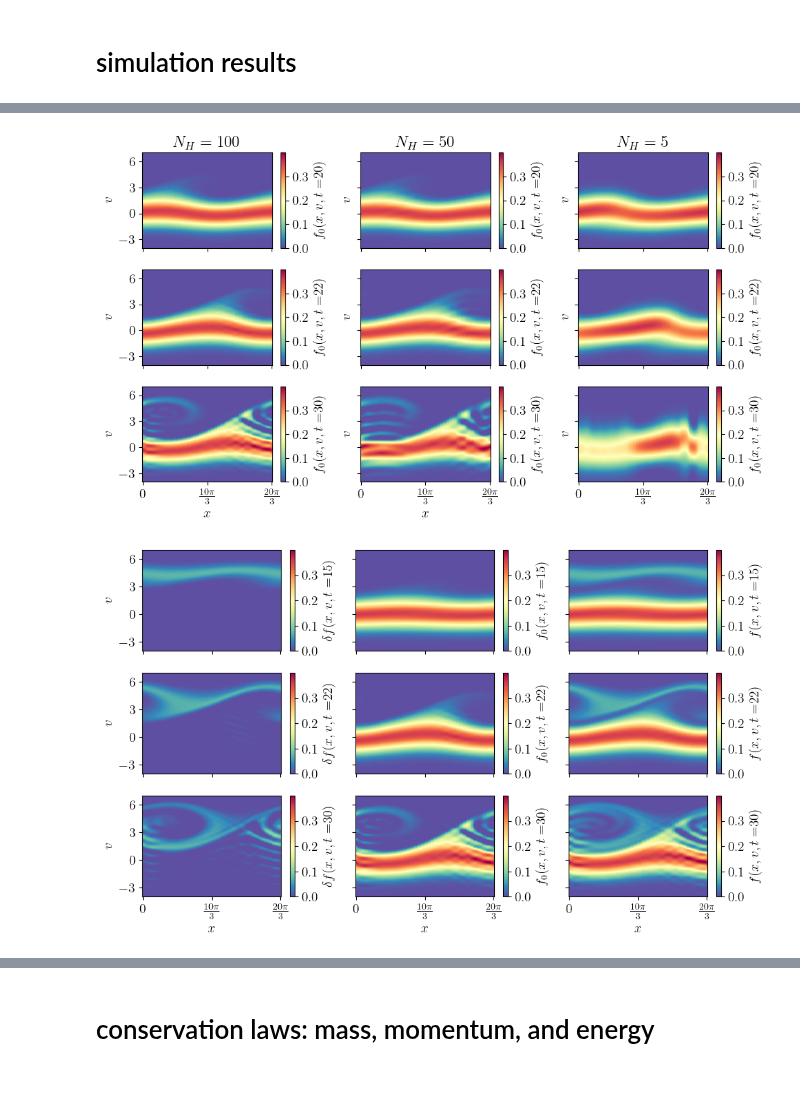
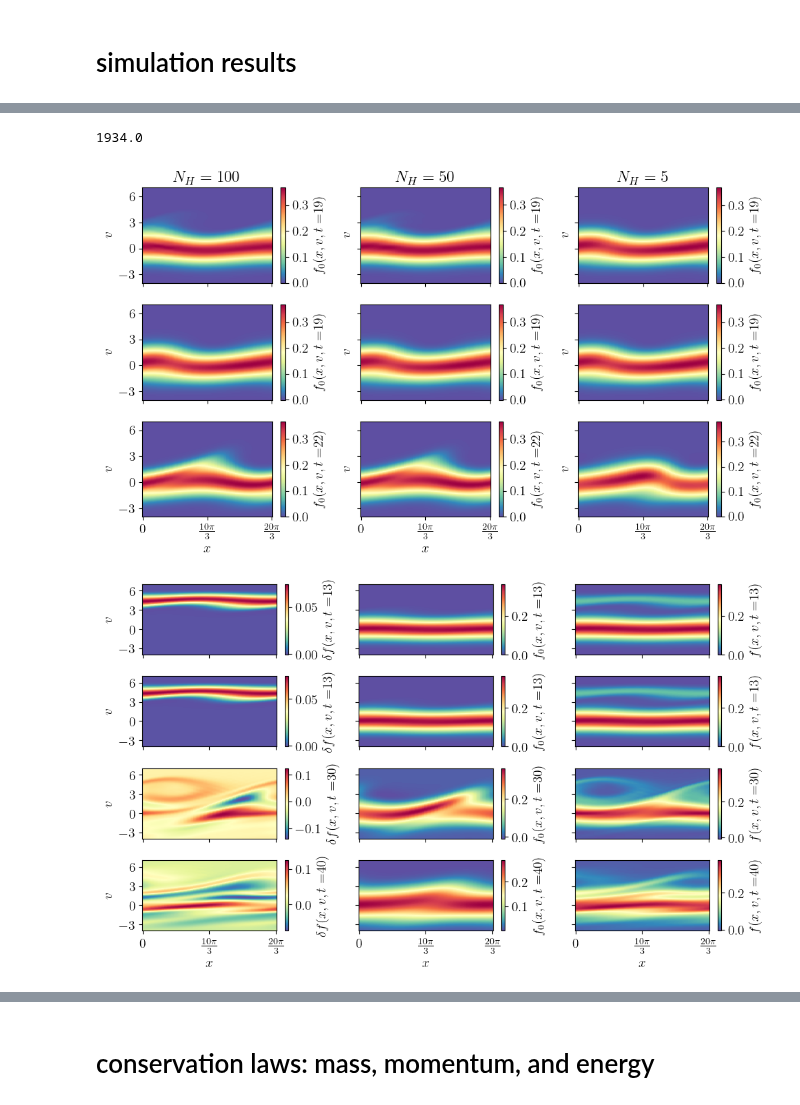
Before and after one commit to opaliss/mixed_methods, a Jupyter notebook: analysis/mixed_method_1/bump_on_tail_damping_mixed_method_1.ipynb, the cells around one changed output, grey strips where cells are left out. Cells and saved outputs as stored; diff of their text form; code cells hidden in the pictures.

```diff
--- a/analysis/mixed_method_1/bump_on_tail_damping_mixed_method_1.ipynb
+++ b/analysis/mixed_method_1/bump_on_tail_damping_mixed_method_1.ipynb
@@ -212,15 +214,19 @@ ax.set_xlim(0, setup.T)
+# %%
+19.34/setup.dt
+# %% [output]
+1934.0
 # %%
 # plot the phase space evolution as a function of time
 fig, ax = plt.subplots(nrows=3, ncols=3, figsize=(10, 6), sharex=True, sharey=True)
 
 levels = np.linspace(-0.05, 0.4, 50)
 
-for tt, ii in enumerate([int(2*len(sol_midpoint_t)//3), int(3*len(sol_midpoint_t)//4), -1]):
+for tt, ii in enumerate([int(19.34/setup.dt)-2, int(19.34/setup.dt)+2, int(22/setup.dt)]):
     ii = int(ii)
     distribution1 = np.zeros((len(x), len(v_)))
     for jj in range(setup.Nv_e1):
         distribution1 += np.outer(state_e_H[jj, :, ii], aw_psi_hermite(v=v_, u_s=u_e1[ii], alpha_s=alpha_e1[ii], n=jj))
-    pos1 = ax[tt, 0].pcolormesh(x, v_, distribution1.T, cmap="Spectral_r", vmin=0, vmax=0.4)
+    pos1 = ax[tt, 0].pcolormesh(x, v_, distribution1.T, cmap="Spectral_r")
     ax[tt, 0].set_yticks([-3, 0, 3, 6])
     ax[tt, 0].set_ylim(-4, 7)
     ax[tt, 0].set_ylabel("$v$")
@@ -231,7 +237,7 @@ for tt, ii in enumerate([int(2*len(sol_midpoint_t)//3), int(3*len(sol_midpoint_t
     distribution1 = np.zeros((len(x), len(v_)))
     for jj in range(50):
         distribution1 += np.outer(state_e_H[jj, :, ii], aw_psi_hermite(v=v_, u_s=u_e1[ii], alpha_s=alpha_e1[ii], n=jj))
-    pos1 = ax[tt, 1].pcolormesh(x, v_, distribution1.T, cmap="Spectral_r", vmin=0, vmax=0.4)
+    pos1 = ax[tt, 1].pcolormesh(x, v_, distribution1.T, cmap="Spectral_r")
     ax[tt, 1].set_yticks([-3, 0, 3, 6])
     ax[tt, 1].set_ylim(-4, 7)
     ax[tt, 1].set_ylabel("$v$")
@@ -242,7 +248,7 @@ for tt, ii in enumerate([int(2*len(sol_midpoint_t)//3), int(3*len(sol_midpoint_t
     distribution1 = np.zeros((len(x), len(v_)))
     for jj in range(3):
         distribution1 += np.outer(state_e_H[jj, :, ii], aw_psi_hermite(v=v_, u_s=u_e1[ii], alpha_s=alpha_e1[ii], n=jj))
-    pos1 = ax[tt, 2].pcolormesh(x, v_, distribution1.T, cmap="Spectral_r", vmin=0, vmax=0.4)
+    pos1 = ax[tt, 2].pcolormesh(x, v_, distribution1.T, cmap="Spectral_r")
     ax[tt, 2].set_yticks([-3, 0, 3, 6])
     ax[tt, 2].set_ylim(-4, 7)
     ax[tt, 2].set_ylabel("$v$")
@@ -266,49 +272,49 @@ ax[tt, 1].set_xticklabels([r"0", r"$\frac{10\pi}{3}$", r"$\frac{20\pi}{3}$"])
 
 plt.tight_layout()
 # %% [output]
-[figure, old version]
+[figure, new version]
 # %%
 # plot the phase space evolution as a function of time
-fig, ax = plt.subplots(nrows=3, ncols=3, figsize=(10, 6), sharex=True, sharey=True)
+fig, ax = plt.subplots(nrows=4, ncols=3, figsize=(10, 6), sharex=True, sharey=True)
 
 levels = np.linspace(-0.05, 0.4, 50)
 
-for tt, ii in enumerate([len(sol_midpoint_t)//2, int(3*len(sol_midpoint_t)//4), -1]):
+for tt, ii in enumerate([len(sol_midpoint_t)//3, int(1*len(sol_midpoint_t)//3), int(3*len(sol_midpoint_t)//4), -1]):
     ii = int(ii)
     distribution1 = np.zeros((len(x), len(v_)))
     distribution2 = np.zeros((len(x), len(v_)))
     for jj in range(setup.Nv_e1):
         distribution1 += np.outer(state_e_H[jj, :, ii], aw_psi_hermite(v=v_, u_s=u_e1[ii], alpha_s=alpha_e1[ii], n=jj))
     for jj in range(setup.Nv_e2):
         distribution2 += np.outer(state_e_L[jj, :, ii], xi_legendre(v=v_, v_b=setup.v_b, v_a=setup.v_a, n=jj))
-    pos2 = ax[tt, 0].pcolormesh(x, v_, distribution2.T, cmap="Spectral_r", vmin=0, vmax=0.4)
-    pos1 = ax[tt, 1].pcolormesh(x, v_, distribution1.T, cmap="Spectral_r", vmin=0, vmax=0.4)
-    pos3 = ax[tt, 2].pcolormesh(x, v_, distribution1.T + distribution2.T, cmap="Spectral_r", vmin=0, vmax=0.4)
+    pos2 = ax[tt, 0].pcolormesh(x, v_, distribution2.T, cmap="Spectral_r")
+    pos1 = ax[tt, 1].pcolormesh(x, v_, distribution1.T, cmap="Spectral_r")
+    pos3 = ax[tt, 2].pcolormesh(x, v_, distribution1.T + distribution2.T, cmap="Spectral_r")
     ax[tt, 0].set_yticks([-3, 0, 3, 6])
     ax[tt, 0].set_ylim(-4, 7)
     ax[tt, 0].set_ylabel("$v$")
     cbar = fig.colorbar(pos1)
     cbar.ax.set_ylabel('$f_{0}(x, v, t=$' + str(int(sol_midpoint_t[ii])) + ")", rotation=90)
-    cbar.ax.set_yticks([0, 0.1, 0.2, 0.3])
+    #cbar.ax.set_yticks([0, 0.1, 0.2, 0.3])
 
     cbar = fig.colorbar(pos2)
     cbar.ax.set_ylabel('$\delta f(x, v, t=$' + str(int(sol_midpoint_t[ii])) + ")", rotation=90)
-    cbar.ax.set_yticks([0, 0.1, 0.2, 0.3])
+    #cbar.ax.set_yticks([0, 0.1, 0.2, 0.3])
 
     cbar = fig.colorbar(pos3)
     cbar.ax.set_ylabel('$f(x, v, t=$' + str(int(sol_midpoint_t[ii])) + ")", rotation=90)
-    cbar.ax.set_yticks([0, 0.1, 0.2, 0.3])
+    #cbar.ax.set_yticks([0, 0.1, 0.2, 0.3])
 
 ax[tt, 0].set_xlabel("$x$")
 ax[tt, 0].set_xticks([0, 10*np.pi/3, 20*np.pi/3])
 ax[tt, 0].set_xticklabels([r"0", r"$\frac{10\pi}{3}$", r"$\frac{20\pi}{3}$"])
 ax[tt, 2].set_xlabel("$x$")
 ax[tt, 1].set_xlabel("$x$")
 ax[tt, 1].set_xticks([0, 10*np.pi/3, 20*np.pi/3])
 ax[tt, 1].set_xticklabels([r"0", r"$\frac{10\pi}{3}$", r"$\frac{20\pi}{3}$"])
 
 plt.tight_layout()
 plt.savefig("../../figures/mixed_method_1/bump_on_tail/bump_on_tail_evolution_mixed_method_1_nuL_" + str(setup.nu_L) + "_nuH_" + str(setup.nu_H) + "_Nv_L_" + str(setup.Nv_e2) + "_Nv_H_" + str(setup.Nv_e1) +  "_adapt.png", dpi=600)
 # %% [output]
-[figure, old version]
+[figure, new version]
 # %%
```
Also changed, not shown: parts of 18 cells of this notebook, 9 other files.
